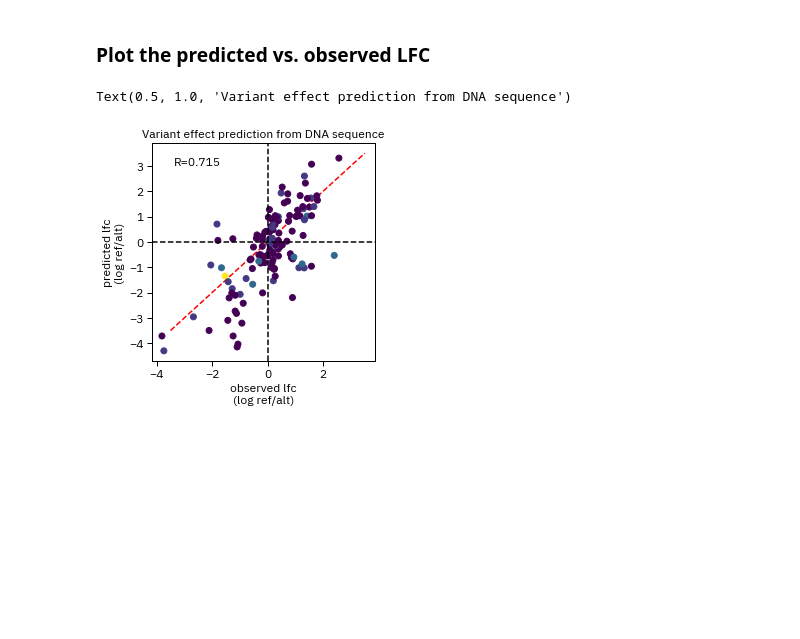
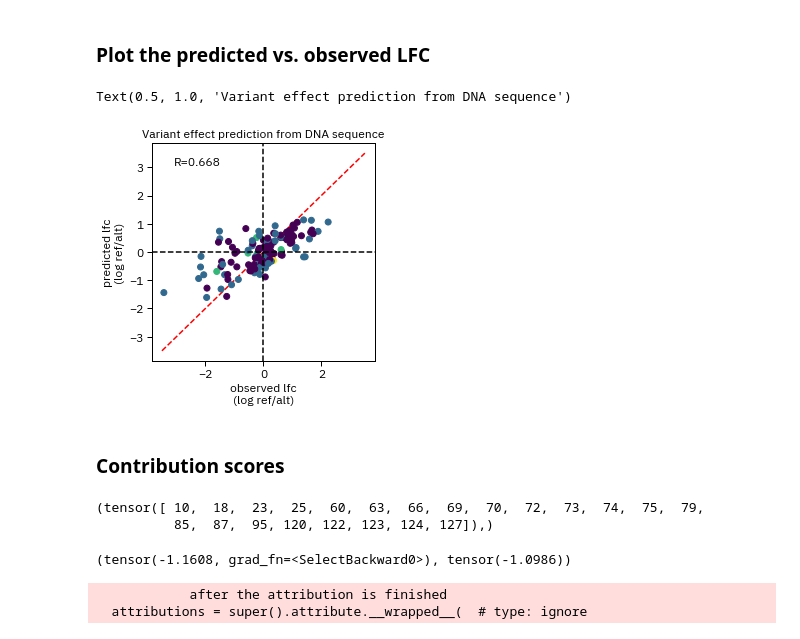
Before and after one commit to vierstralab/vinson, a Jupyter notebook: Variant_Effect_Model.ipynb, the cells around one changed output. Saved outputs shown, nothing was run; the diff lists cells and outputs as text; code cells hidden in the pictures; blank space fills up the shorter version.

Commit message:
Updated notebooks with contribution score methods

```diff
--- a/Variant_Effect_Model.ipynb
+++ b/Variant_Effect_Model.ipynb
@@ -266,38 +262,40 @@ Text(0.5, 1.0, 'Loss landscape for batch')
 m, b = np.polyfit(lfc, y.detach(), 1)
 pearsonr = scipy.stats.pearsonr(lfc, y.detach())
 
-plt.scatter(lfc, y.detach() * 1 / m + b, c=bad_score)
-# plt.scatter(lfc, y.detach(), c=bad_score)
+#plt.scatter(lfc, y.detach() * 1 / m + b, c=bad_score)
+plt.scatter(lfc, y.detach(), c=bad_score)
 
 
 plt.axvline(0, ls="--", color="k")
 plt.axhline(0, ls="--", color="k")
 
 
 plt.plot([-3.5, 3.5], [-3.5, 3.5], color="red", ls="--", zorder=-1)
 
 # plt.xlim(-4.5, 4.5)
 # plt.ylim(-4.5, 4.5)
 
 [plt.gca().spines[loc].set_visible(True) for loc in ["top", "right"]]
 
 t = plt.text(
     0.1,
     0.9,
     f"R={pearsonr.statistic:0.3f}",
     fontdict=dict(fontsize="large"),
     transform=plt.gca().transAxes,
 )
 
 # c = Circle((0,0), 1, fc="lightgrey", alpha=0.75)
 # plt.gca().add_patch(c)
 
 plt.gcf().set_size_inches(4, 4)
 
 plt.xlabel("observed lfc\n(log ref/alt)")
 plt.ylabel("predicted lfc\n(log ref/alt)")
 
 plt.title("Variant effect prediction from DNA sequence")
 # %% [output]
 Text(0.5, 1.0, 'Variant effect prediction from DNA sequence')
-[figure, old version]
+[figure, new version]
+# %% [markdown]
+### Contribution scores
@@ -303,0 +305,30 @@ Text(0.5, 1.0, 'Variant effect prediction from DNA sequence')
+# %%
+torch.where((y<-0.55))
+# %% [output]
+(tensor([ 10,  18,  23,  25,  60,  63,  66,  69,  70,  72,  73,  74,  75,  79,
+          85,  87,  95, 120, 122, 123, 124, 127]),)
+# %%
+i = 124
+
+y[i], lfc[i]
+# %% [output]
+(tensor(-1.1608, grad_fn=<SelectBackward0>), tensor(-1.0986))
+# %%
+attr_ref = _captum_deep_lift_shap(
+    model,
+    X_seq_ref[i:i+1],
+    args=(X_seq_alt[i:i+1], X_embed[i:i+1],),
+    n_shuffles=50,
+    device="cpu"
+)
+
+attr_alt = _captum_deep_lift_shap(
+    model,
+    X_seq_alt[i:i+1],
+    args=(X_seq_ref[i:i+1], X_embed[i:i+1],),
+    n_shuffles=50,
+    device="cpu"
+)
+# %% [output]
+            after the attribution is finished
+  attributions = super().attribute.__wrapped__(  # type: ignore
```
Also changed, not shown: parts of 7 cells of this notebook, 4 other files.
